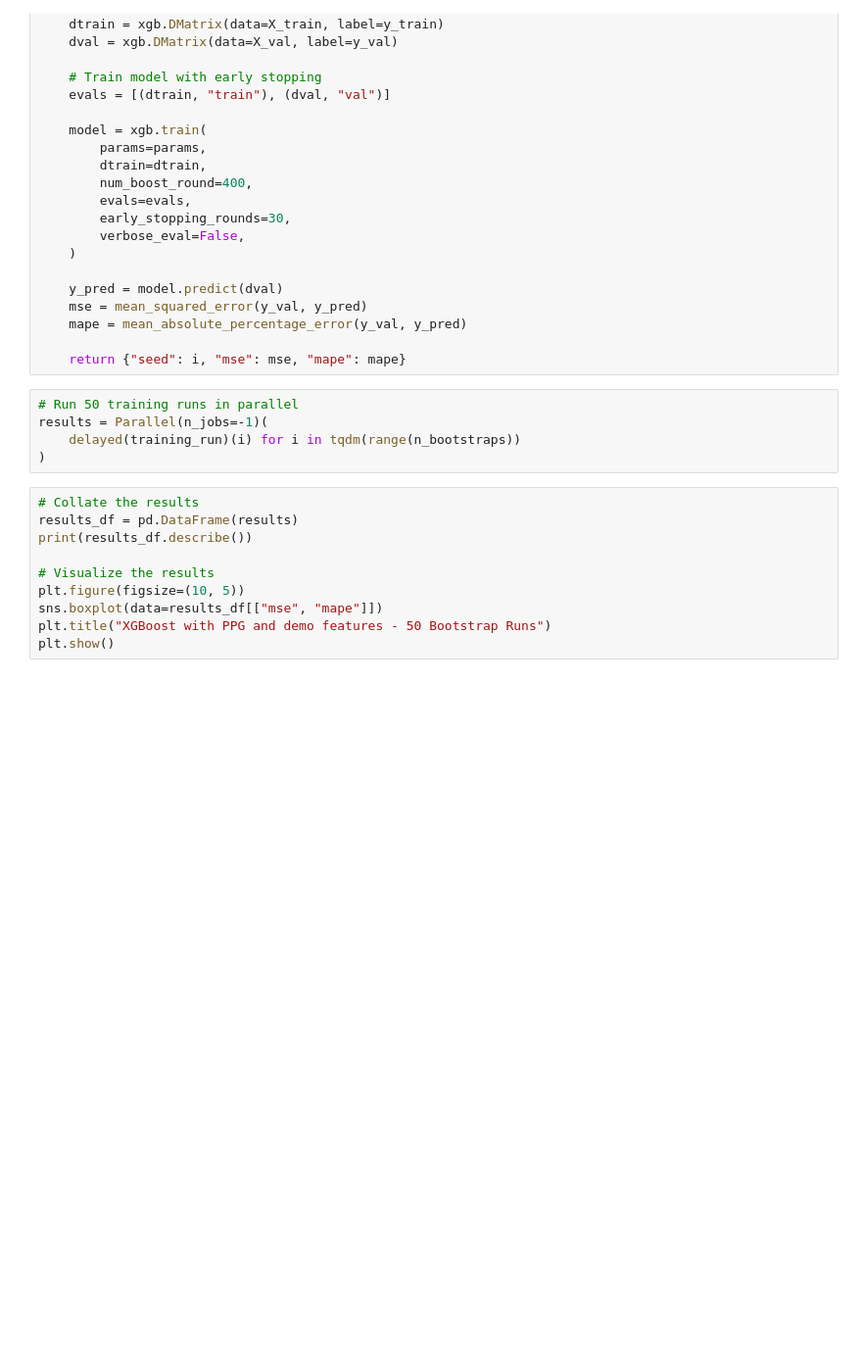
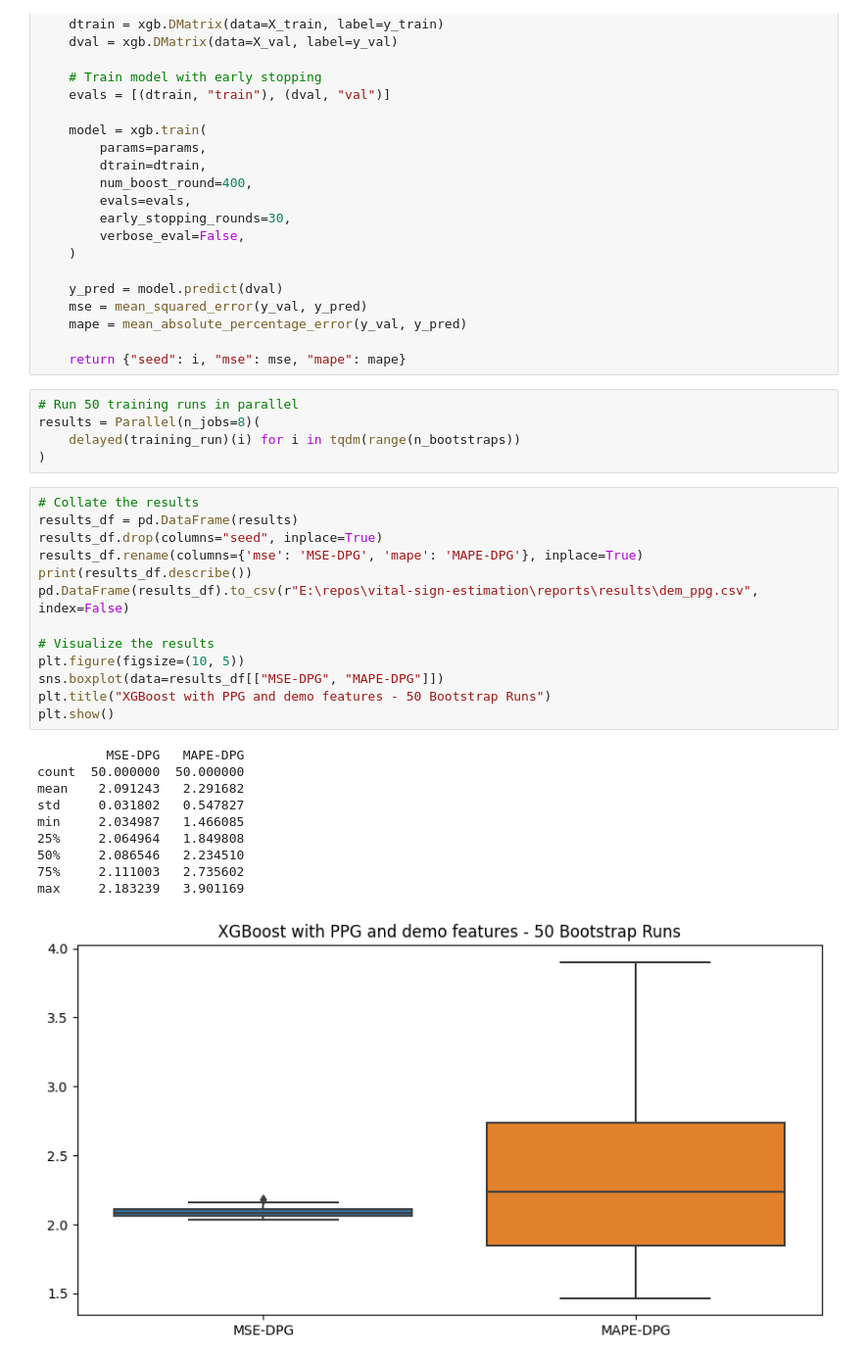
Before and after one commit to salilapte/assessment-estimation, a Jupyter notebook: notebooks/04-ppg-demo-xgboost-model.ipynb, the cells around one changed output. Shown: that part at 98% size. Drawn from its saved outputs; the diff is of its cells as text; blank space fills up the shorter version.

Commit message:
Save results for plotting

```diff
--- a/notebooks/04-ppg-demo-xgboost-model.ipynb
+++ b/notebooks/04-ppg-demo-xgboost-model.ipynb
@@ -84,16 +93,30 @@ def training_run(i):
     return {"seed": i, "mse": mse, "mape": mape}
 # %%
 # Run 50 training runs in parallel
-results = Parallel(n_jobs=-1)(
+results = Parallel(n_jobs=8)(
     delayed(training_run)(i) for i in tqdm(range(n_bootstraps))
 )
 # %%
 # Collate the results
 results_df = pd.DataFrame(results)
+results_df.drop(columns="seed", inplace=True)
+results_df.rename(columns={'mse': 'MSE-DPG', 'mape': 'MAPE-DPG'}, inplace=True)
 print(results_df.describe())
+pd.DataFrame(results_df).to_csv(r"E:\repos\vital-sign-estimation\reports\results\dem_ppg.csv", index=False)
 
 # Visualize the results
 plt.figure(figsize=(10, 5))
-sns.boxplot(data=results_df[["mse", "mape"]])
+sns.boxplot(data=results_df[["MSE-DPG", "MAPE-DPG"]])
 plt.title("XGBoost with PPG and demo features - 50 Bootstrap Runs")
 plt.show()
+# %% [output]
+         MSE-DPG   MAPE-DPG
+count  50.000000  50.000000
+mean    2.091243   2.291682
+std     0.031802   0.547827
+min     2.034987   1.466085
+25%     2.064964   1.849808
+50%     2.086546   2.234510
+75%     2.111003   2.735602
+max     2.183239   3.901169
+[figure, added]
```
Also changed, not shown: parts of 1 cell of this notebook, 3 other files.
